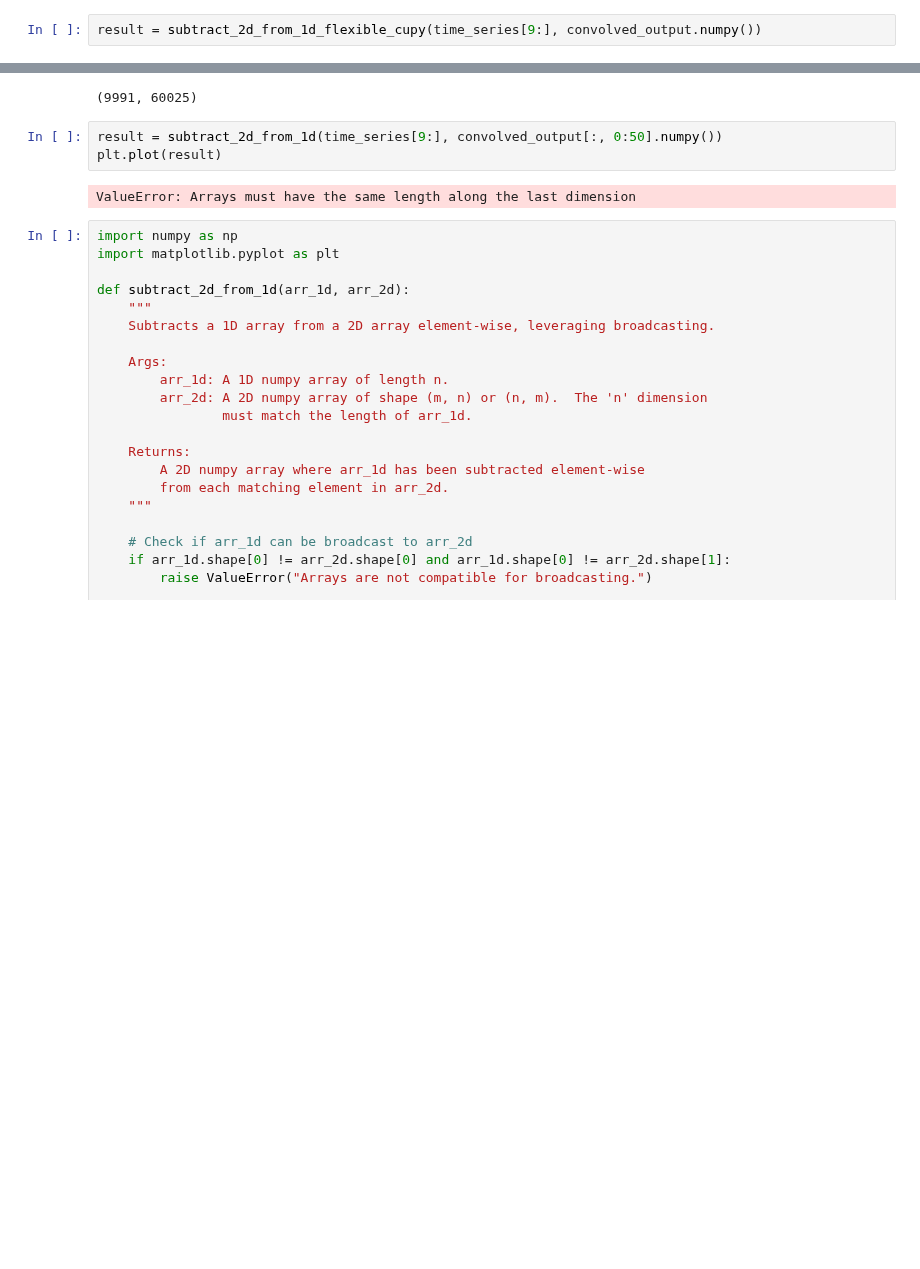
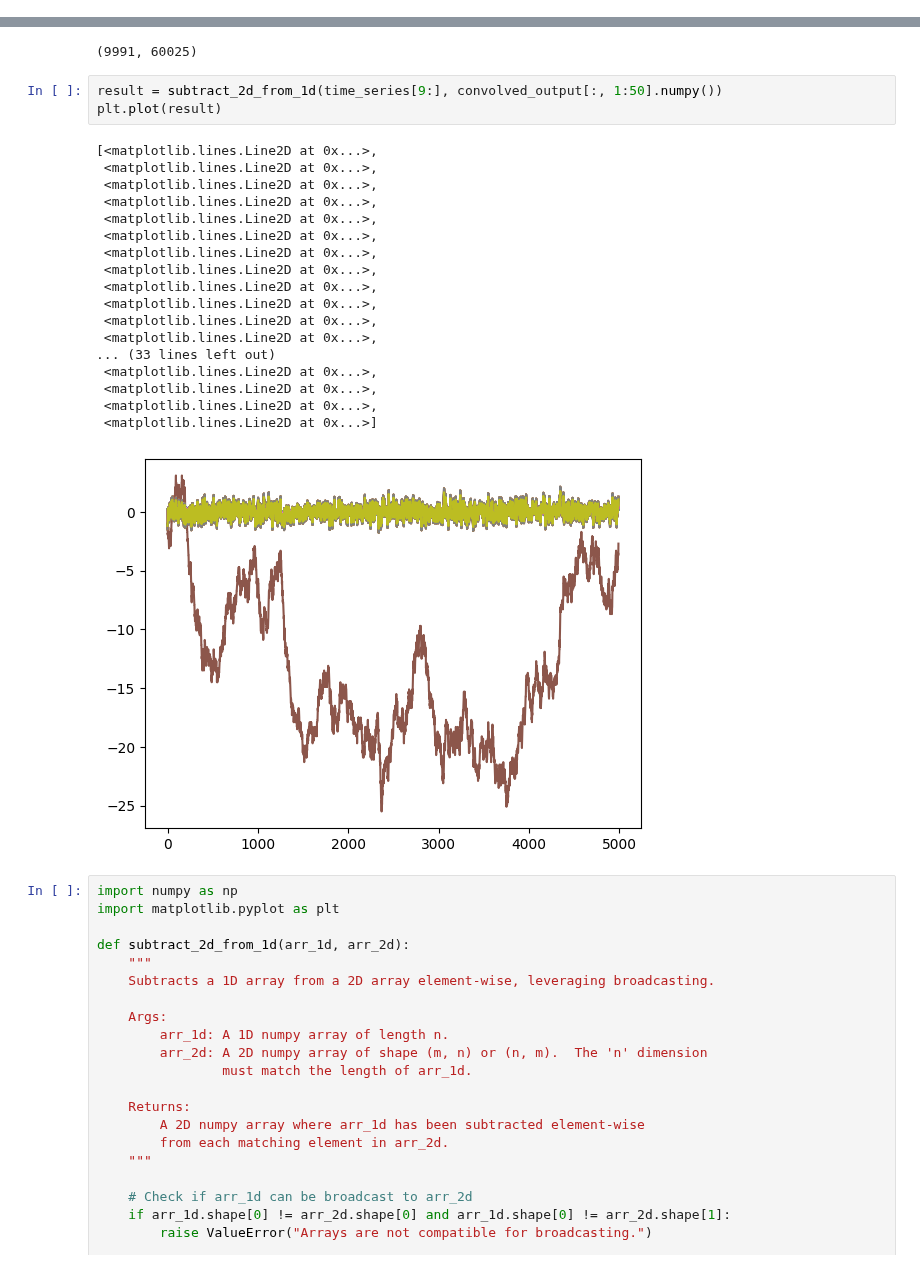
Before and after one commit to okuhlemadondo/Formulaic-Alpha-Search, a Jupyter notebook: transform-implementations.ipynb, the cells around one changed output, grey strips where cells are left out. Drawn from its saved outputs; the diff is of its cells as text; blank space fills up the shorter version.

```diff
--- a/transform-implementations.ipynb
+++ b/transform-implementations.ipynb
@@ -524,5 +525,3 @@ Result (n, m):
  [-3 -6]
  [-3 -6]]
 ValueError: Arrays are not compatible.  arr_1d must match either the number of rows or columns of arr_2d.
-# %%
-result = subtract_2d_from_1d_flexible_cupy(time_series[9:], convolved_output.numpy())
@@ -660,10 +831,27 @@ convolved_output.numpy().shape
 # %% [output]
 (9991, 60025)
 # %%
-result = subtract_2d_from_1d(time_series[9:], convolved_output[:, 0:50].numpy())
+result = subtract_2d_from_1d(time_series[9:], convolved_output[:, 1:50].numpy())
 plt.plot(result)
 # %% [output]
-ValueError: Arrays must have the same length along the last dimension
+[<matplotlib.lines.Line2D at 0x...>,
+ <matplotlib.lines.Line2D at 0x...>,
+ <matplotlib.lines.Line2D at 0x...>,
+ <matplotlib.lines.Line2D at 0x...>,
+ <matplotlib.lines.Line2D at 0x...>,
+ <matplotlib.lines.Line2D at 0x...>,
+ <matplotlib.lines.Line2D at 0x...>,
+ <matplotlib.lines.Line2D at 0x...>,
+ <matplotlib.lines.Line2D at 0x...>,
+ <matplotlib.lines.Line2D at 0x...>,
+ <matplotlib.lines.Line2D at 0x...>,
+ <matplotlib.lines.Line2D at 0x...>,
+... (33 lines left out)
+ <matplotlib.lines.Line2D at 0x...>,
+ <matplotlib.lines.Line2D at 0x...>,
+ <matplotlib.lines.Line2D at 0x...>,
+ <matplotlib.lines.Line2D at 0x...>]
+[figure, added]
 # %%
 import numpy as np
 import matplotlib.pyplot as plt
```
Also changed, not shown: parts of 21 cells of this notebook.
